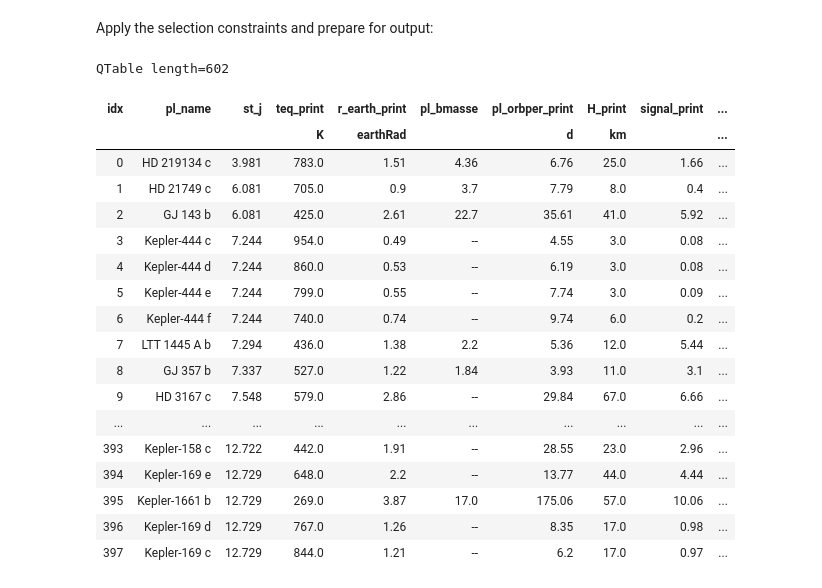
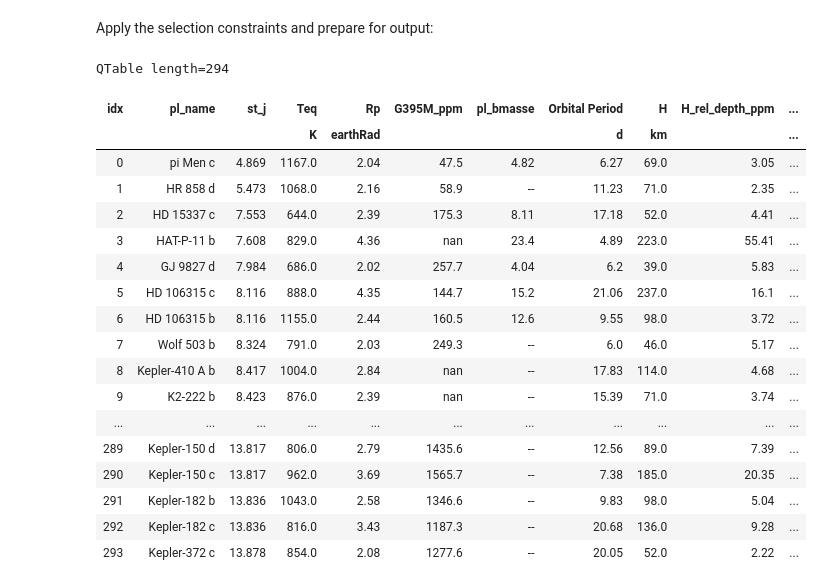
Before and after one commit to Hoeijmakers/JEST-database, a Jupyter notebook: selection_database.ipynb, the cells around one changed output. Drawn from its saved outputs; the diff is of its cells as text; code cells hidden in the pictures.

```diff
--- a/selection_database.ipynb
+++ b/selection_database.ipynb
@@ -13,9 +13,9 @@ warnings.filterwarnings('ignore')
 Define observing constraints:
 # %%
 # Equilibrium temperatures
-teq_min = 0 * u.K
-teq_max = 1000 * u.K
+teq_min = 600 * u.K
+teq_max = 1500 * u.K
 
-rad_min = 0 * u.R_earth
-rad_max = 10 * u.R_earth
+rad_min = 2.0 * u.R_earth
+rad_max = 5.0 * u.R_earth
 gaia_mag_limit = 15
@@ -28,3 +30,5 @@ pickle.dump( transiting, open( "table.p", "wb" ) )
+# %%
+transiting = pickle.load(open("table_pandexo.p", "rb" ))
 # %% [markdown]
 Compute equilibrium temperatures for zero albedo and the (relative) scale height:
 # %%
@@ -37,6 +41,7 @@ mean_molecular_mass = 6 * u.u#Assuming a default mean molecular weight. Unknown
 gp = const.G * 10*u.earthMass / rp**2#Assuming a default mass of 10Me. Most of our targets have no masses.
 transiting['H'] = ((const.k_B * equilibrium_temperature) / (mean_molecular_mass * gp)).to(u.km)
 transiting['signal'] = (2*rp*transiting['H']/transiting['st_rad']**2).decompose()
+transiting['NIRSpec G395M_error'][transiting['NIRSpec G395M_error']<0]=np.nan#Set planets that were skipped by Pandexo to NaN.
 # %% [markdown]
 Apply the selection constraints and prepare for output:
 # %%
@@ -47,33 +52,36 @@ targets = transiting[rad_constraints & temp_constraints & gmag_constaints]#This
 # %%
 targets.sort('st_j')
 targets['r_earth'] = targets['pl_radj'].to(u.R_earth)
-targets['teq_print']=np.round(targets['teq'],0)
-targets['r_earth_print']=np.round(targets['r_earth'],2)
-targets['H_print']=np.round(targets['H'],0)
-targets['pl_orbper_print']=np.round(targets['pl_orbper'],2)
-targets['dec_print']=np.round(targets['dec'],1)
-targets['duration_print']=np.round(targets['pl_trandur']*24.0,1)
-targets['signal_print']=np.round(1e6*targets['signal'],2)
-targets[['pl_name', 'st_j', 'teq_print', 'r_earth_print', 'pl_bmasse','pl_orbper_print','H_print','signal_print','duration_print','dec','st_spstr']].show_in_notebook()
+targets['Teq']=np.round(targets['teq'],0)
+targets['Rp']=np.round(targets['r_earth'],2)
+targets['H ']=np.round(targets['H'],0)
+targets['Orbital Period']=np.round(targets['pl_orbper'],2)
+targets['DEC']=np.round(targets['dec'],1)
+targets['duration']=np.round(targets['pl_trandur']*24.0,1)*u.h
+targets['H_rel_depth_ppm']=np.round(1e6*targets['signal'],2)
+targets['G395M_ppm']=np.round(1e6*targets['NIRSpec G395M_error'],1)
+targets['SNR_H']=np.round(targets['signal']/targets['NIRSpec G395M_error'],4)
+targets['T_eff']=np.round(targets['st_teff'],0)
+targets[['pl_name', 'st_j', 'Teq', 'Rp', 'G395M_ppm' ,'pl_bmasse','Orbital Period','H ','H_rel_depth_ppm','SNR_H','duration','DEC','T_eff','st_spstr']].show_in_notebook()
 # %% [output]
-QTable length=602
+QTable length=294
-| idx | pl_name | st_j | teq_print | r_earth_print | pl_bmasse | pl_orbper_print | H_print | signal_print | ... |
-|  |  |  | K | earthRad |  | d | km |  | ... |
-| 0 | HD 219134 c | 3.981 | 783.0 | 1.51 | 4.36 | 6.76 | 25.0 | 1.66 | ... |
-| 1 | HD 21749 c | 6.081 | 705.0 | 0.9 | 3.7 | 7.79 | 8.0 | 0.4 | ... |
-| 2 | GJ 143 b | 6.081 | 425.0 | 2.61 | 22.7 | 35.61 | 41.0 | 5.92 | ... |
-| 3 | Kepler-444 c | 7.244 | 954.0 | 0.49 | -- | 4.55 | 3.0 | 0.08 | ... |
-| 4 | Kepler-444 d | 7.244 | 860.0 | 0.53 | -- | 6.19 | 3.0 | 0.08 | ... |
-| 5 | Kepler-444 e | 7.244 | 799.0 | 0.55 | -- | 7.74 | 3.0 | 0.09 | ... |
-| 6 | Kepler-444 f | 7.244 | 740.0 | 0.74 | -- | 9.74 | 6.0 | 0.2 | ... |
-| 7 | LTT 1445 A b | 7.294 | 436.0 | 1.38 | 2.2 | 5.36 | 12.0 | 5.44 | ... |
-| 8 | GJ 357 b | 7.337 | 527.0 | 1.22 | 1.84 | 3.93 | 11.0 | 3.1 | ... |
-| 9 | HD 3167 c | 7.548 | 579.0 | 2.86 | -- | 29.84 | 67.0 | 6.66 | ... |
-| ... | ... | ... | ... | ... | ... | ... | ... | ... | ... |
-| 393 | Kepler-158 c | 12.722 | 442.0 | 1.91 | -- | 28.55 | 23.0 | 2.96 | ... |
-| 394 | Kepler-169 e | 12.729 | 648.0 | 2.2 | -- | 13.77 | 44.0 | 4.44 | ... |
-| 395 | Kepler-1661 b | 12.729 | 269.0 | 3.87 | 17.0 | 175.06 | 57.0 | 10.06 | ... |
-| 396 | Kepler-169 d | 12.729 | 767.0 | 1.26 | -- | 8.35 | 17.0 | 0.98 | ... |
-| 397 | Kepler-169 c | 12.729 | 844.0 | 1.21 | -- | 6.2 | 17.0 | 0.97 | ... |
+| idx | pl_name | st_j | Teq | Rp | G395M_ppm | pl_bmasse | Orbital Period | H | H_rel_depth_ppm | ... |
+|  |  |  | K | earthRad |  |  | d | km |  | ... |
+| 0 | pi Men c | 4.869 | 1167.0 | 2.04 | 47.5 | 4.82 | 6.27 | 69.0 | 3.05 | ... |
+| 1 | HR 858 d | 5.473 | 1068.0 | 2.16 | 58.9 | -- | 11.23 | 71.0 | 2.35 | ... |
+| 2 | HD 15337 c | 7.553 | 644.0 | 2.39 | 175.3 | 8.11 | 17.18 | 52.0 | 4.41 | ... |
+| 3 | HAT-P-11 b | 7.608 | 829.0 | 4.36 | nan | 23.4 | 4.89 | 223.0 | 55.41 | ... |
+| 4 | GJ 9827 d | 7.984 | 686.0 | 2.02 | 257.7 | 4.04 | 6.2 | 39.0 | 5.83 | ... |
+| 5 | HD 106315 c | 8.116 | 888.0 | 4.35 | 144.7 | 15.2 | 21.06 | 237.0 | 16.1 | ... |
+| 6 | HD 106315 b | 8.116 | 1155.0 | 2.44 | 160.5 | 12.6 | 9.55 | 98.0 | 3.72 | ... |
+| 7 | Wolf 503 b | 8.324 | 791.0 | 2.03 | 249.3 | -- | 6.0 | 46.0 | 5.17 | ... |
+| 8 | Kepler-410 A b | 8.417 | 1004.0 | 2.84 | nan | -- | 17.83 | 114.0 | 4.68 | ... |
+| 9 | K2-222 b | 8.423 | 876.0 | 2.39 | nan | -- | 15.39 | 71.0 | 3.74 | ... |
+| ... | ... | ... | ... | ... | ... | ... | ... | ... | ... | ... |
+| 289 | Kepler-150 d | 13.817 | 806.0 | 2.79 | 1435.6 | -- | 12.56 | 89.0 | 7.39 | ... |
+| 290 | Kepler-150 c | 13.817 | 962.0 | 3.69 | 1565.7 | -- | 7.38 | 185.0 | 20.35 | ... |
+| 291 | Kepler-182 b | 13.836 | 1043.0 | 2.58 | 1346.6 | -- | 9.83 | 98.0 | 5.04 | ... |
+| 292 | Kepler-182 c | 13.836 | 816.0 | 3.43 | 1187.3 | -- | 20.68 | 136.0 | 9.28 | ... |
+| 293 | Kepler-372 c | 13.878 | 854.0 | 2.08 | 1277.6 | -- | 20.05 | 52.0 | 2.22 | ... |
 # %%
 #table[['pl_name','pl_orbper']].show_in_notebook() #This outputs the entire table of exoplanets.
```
Also changed, not shown: parts of 3 cells of this notebook, 4 other files.
